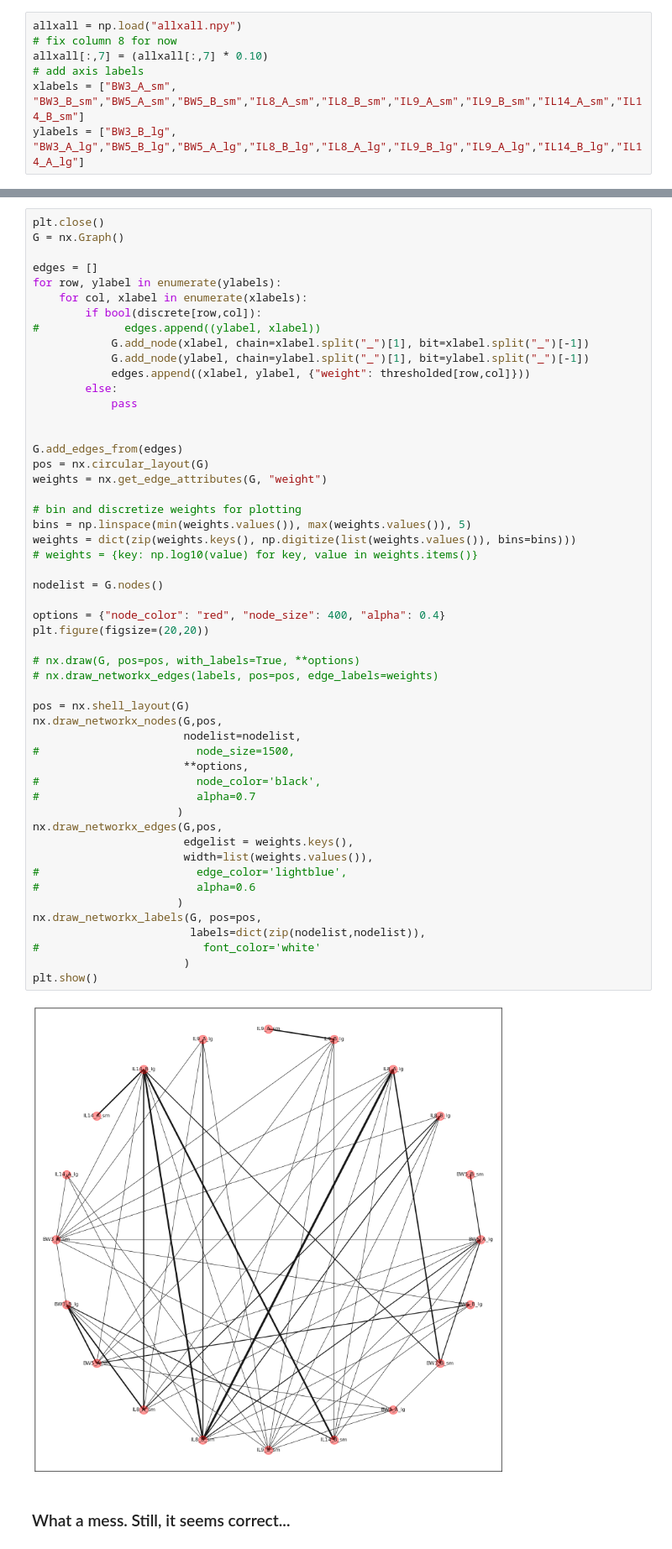
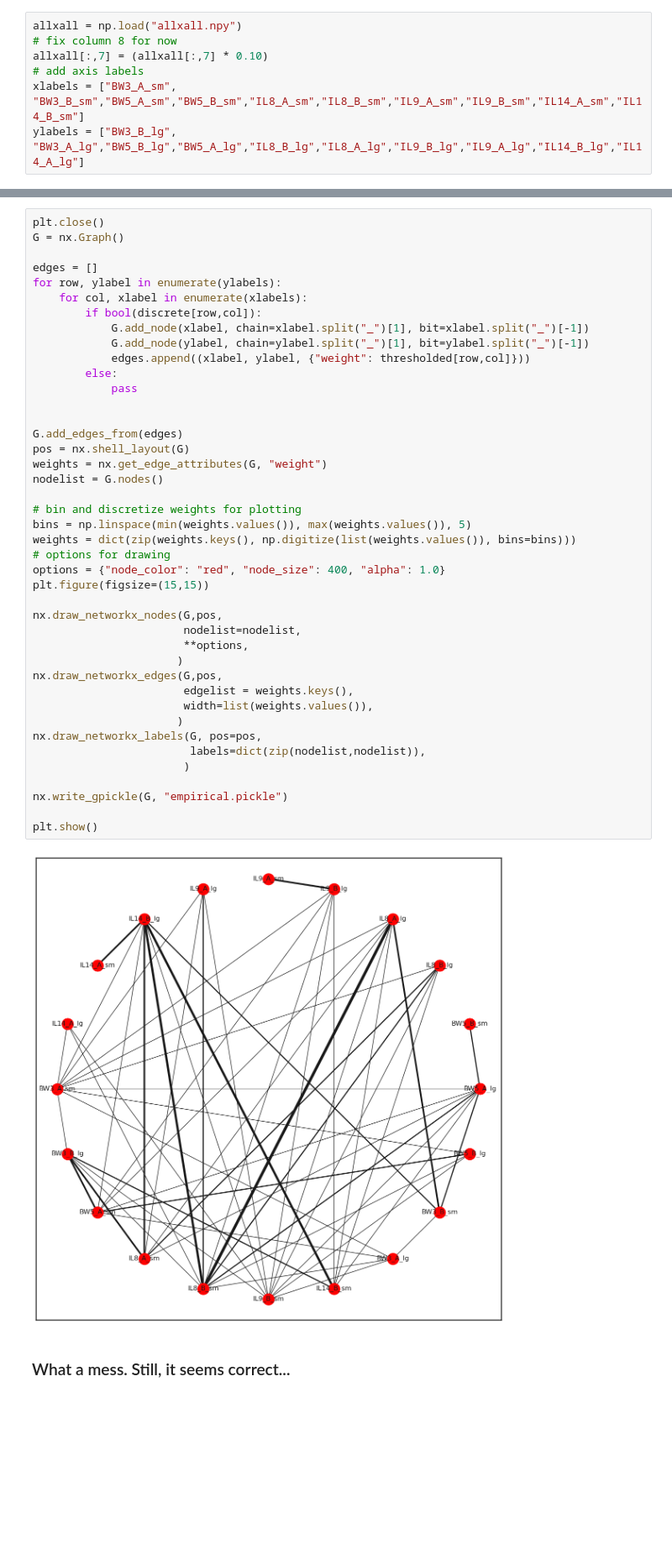
Before and after one commit to proleu/ppigraphx, a Jupyter notebook: 02_affinity_matrix_to_graph.ipynb, the cells around one changed output, grey strips where cells are left out. Shown at 84% size. Cells and saved outputs as stored; diff of their text form; blank space fills up the shorter version.

```diff
--- a/02_affinity_matrix_to_graph.ipynb
+++ b/02_affinity_matrix_to_graph.ipynb
@@ -134,52 +87,42 @@ edges = []
 for row, ylabel in enumerate(ylabels):
     for col, xlabel in enumerate(xlabels):
         if bool(discrete[row,col]):
-#             edges.append((ylabel, xlabel))
             G.add_node(xlabel, chain=xlabel.split("_")[1], bit=xlabel.split("_")[-1])
             G.add_node(ylabel, chain=ylabel.split("_")[1], bit=ylabel.split("_")[-1])
             edges.append((xlabel, ylabel, {"weight": thresholded[row,col]}))
         else:
             pass
 
 
 G.add_edges_from(edges)
-pos = nx.circular_layout(G)
+pos = nx.shell_layout(G)
 weights = nx.get_edge_attributes(G, "weight")
+nodelist = G.nodes()
 
 # bin and discretize weights for plotting
 bins = np.linspace(min(weights.values()), max(weights.values()), 5)
 weights = dict(zip(weights.keys(), np.digitize(list(weights.values()), bins=bins)))
-# weights = {key: np.log10(value) for key, value in weights.items()}
+# options for drawing
+options = {"node_color": "red", "node_size": 400, "alpha": 1.0}
+plt.figure(figsize=(15,15))
 
-nodelist = G.nodes()
-
-options = {"node_color": "red", "node_size": 400, "alpha": 0.4}
-plt.figure(figsize=(20,20))
-
-# nx.draw(G, pos=pos, with_labels=True, **options)
-# nx.draw_networkx_edges(labels, pos=pos, edge_labels=weights)
-
-pos = nx.shell_layout(G)
 nx.draw_networkx_nodes(G,pos,
                        nodelist=nodelist,
-#                        node_size=1500,
                        **options,
-#                        node_color='black',
-#                        alpha=0.7
                       )
 nx.draw_networkx_edges(G,pos,
                        edgelist = weights.keys(),
                        width=list(weights.values()),
-#                        edge_color='lightblue',
-#                        alpha=0.6
                       )
 nx.draw_networkx_labels(G, pos=pos,
                         labels=dict(zip(nodelist,nodelist)),
-#                         font_color='white'
                        )
+
+nx.write_gpickle(G, "empirical.pickle")
+
 plt.show()
 # %% [output]
-[figure, old version]
+[figure, new version]
 # %% [markdown]
 ### What a mess. Still, it seems correct...
 # %%
```
Also changed, not shown: parts of 14 cells of this notebook.
